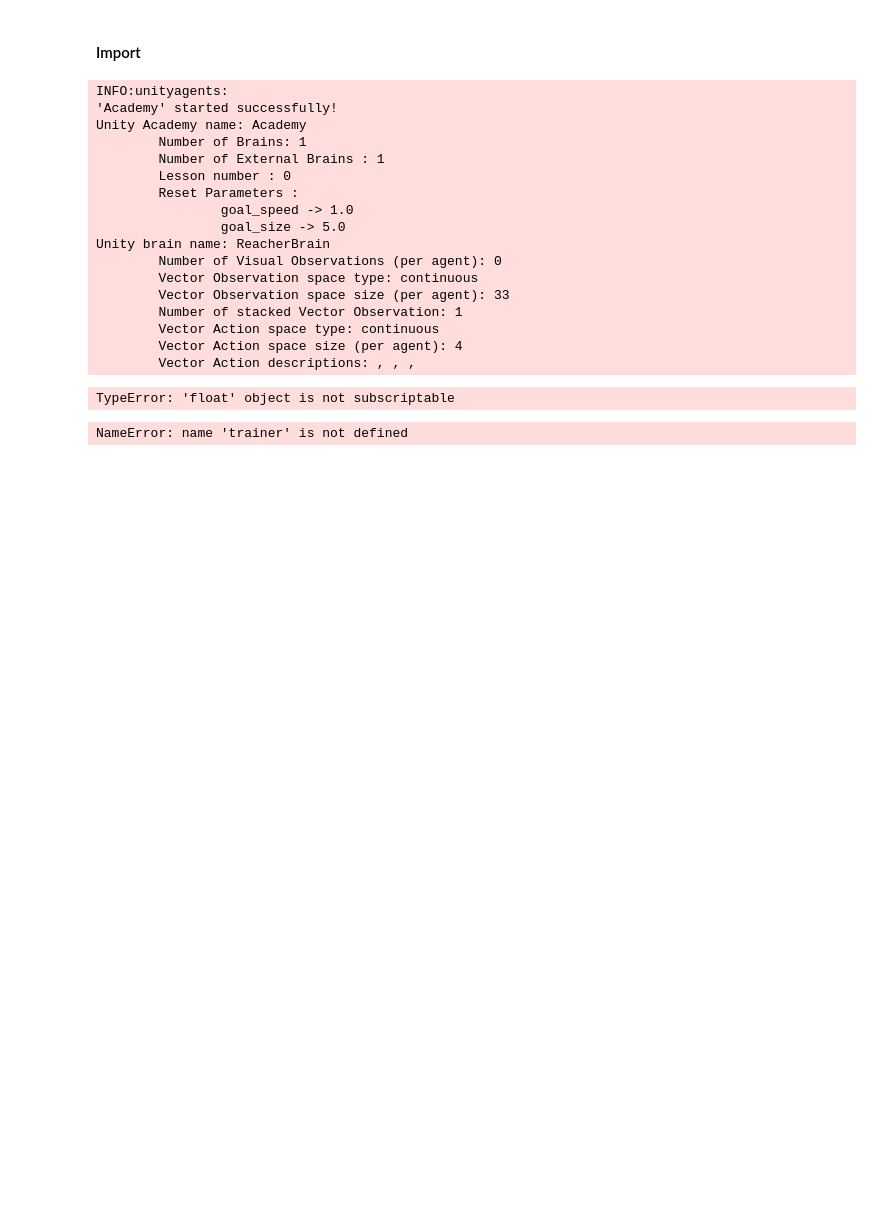
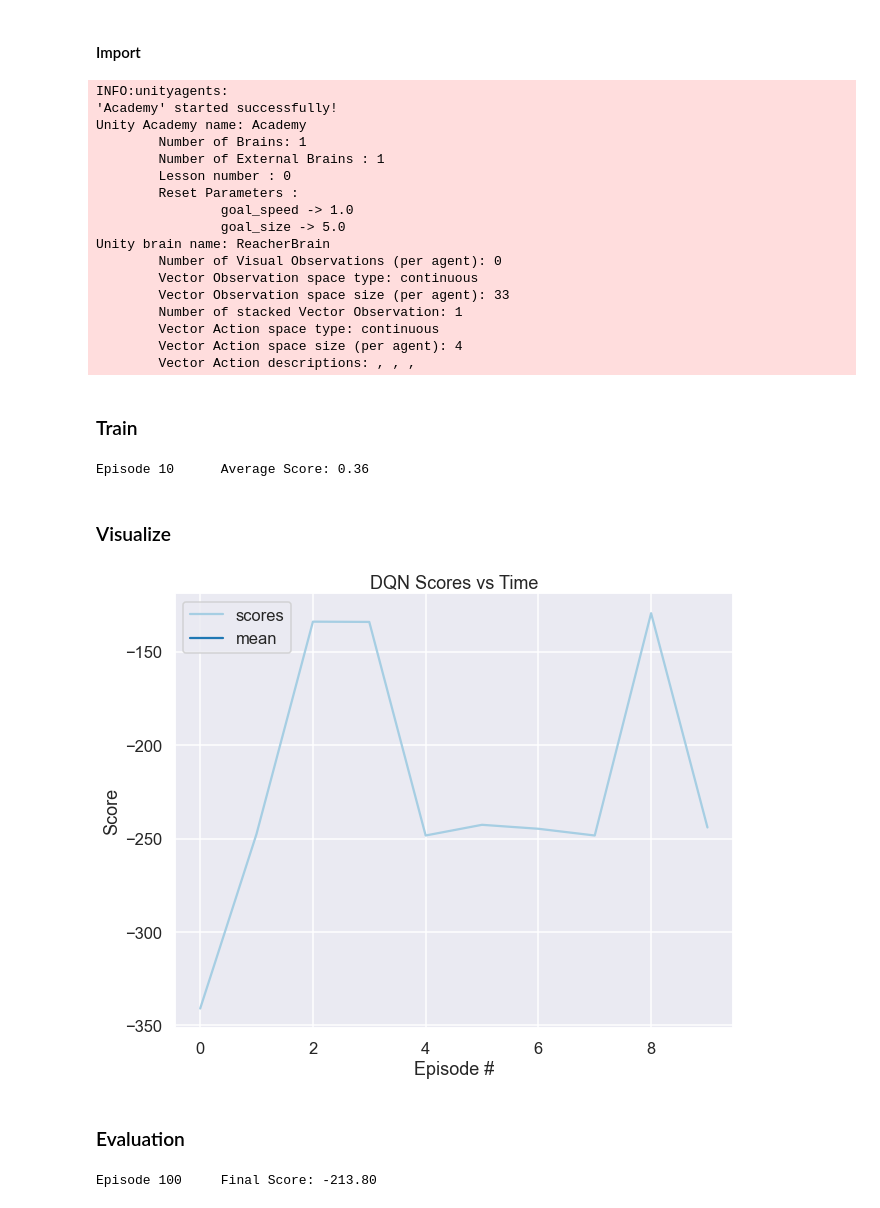
Before and after one commit to amcumber/udacity-rl-continuous-control, a Jupyter notebook: Continuous_Control.ipynb, the cells around one changed output. Saved outputs shown, nothing was run; the diff lists cells and outputs as text; code cells hidden in the pictures; blank space fills up the shorter version.

```diff
--- a/Continuous_Control.ipynb
+++ b/Continuous_Control.ipynb
@@ -229,7 +233,7 @@ trainer = Trainer(
     window_len=WINDOW_LEN,
     solved=solved,
     n_workers=N_WORKERS,
-    max_samples=N_WORKERS,  # note can be lower than n
+    max_samples=10,  # note can be lower than n
     save_root=root_name,
 )
 # %% [output]
@@ -250,8 +254,33 @@ Unity brain name: ReacherBrain
         Vector Action space type: continuous
         Vector Action space size (per agent): 4
         Vector Action descriptions: , , ,
-TypeError: 'float' object is not subscriptable
+# %% [markdown]
+### Train
 # %%
 scores = trainer.train()
 # %% [output]
-NameError: name 'trainer' is not defined
+Episode 10      Average Score: 0.36
+# %% [markdown]
+### Visualize
+# %%
+sns.set_style('darkgrid')
+sns.set_context('talk')
+sns.set_palette('Paired')
+cmap = sns.color_palette('Paired')
+i_map = 0
+# %%
+scores = np.array(trainer.scores_).squeeze()
+score_df = pd.DataFrame({'scores': scores})
+score_df = score_df.assign(mean=lambda df: df.rolling(10).mean()['scores'])
+
+fig ,ax = plt.subplots(1,1, figsize=(10,8))
+
+ax = score_df.plot(ax=ax, color=cmap[2*(i_map%3):])
+ax.set_title('DQN Scores vs Time')
+ax.set_xlabel('Episode #')
+ax.set_ylabel('Score')
+plt.show()
+# %% [output]
+[figure, added]
+# %% [markdown]
+### Evaluation
@@ -258 +297,5 @@ NameError: name 'trainer' is not defined
+# %%
+scores = trainer.eval(n_episodes=100, render=False)
+# %% [output]
+Episode 100     Final Score: -213.80
 # %%
```
Also changed, not shown: parts of 7 cells of this notebook, 4 other files.
